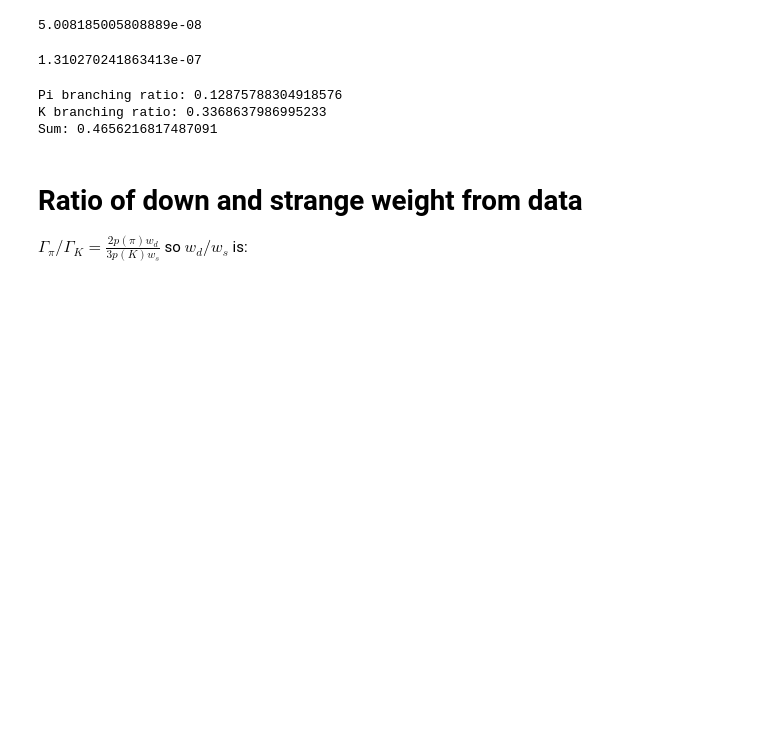
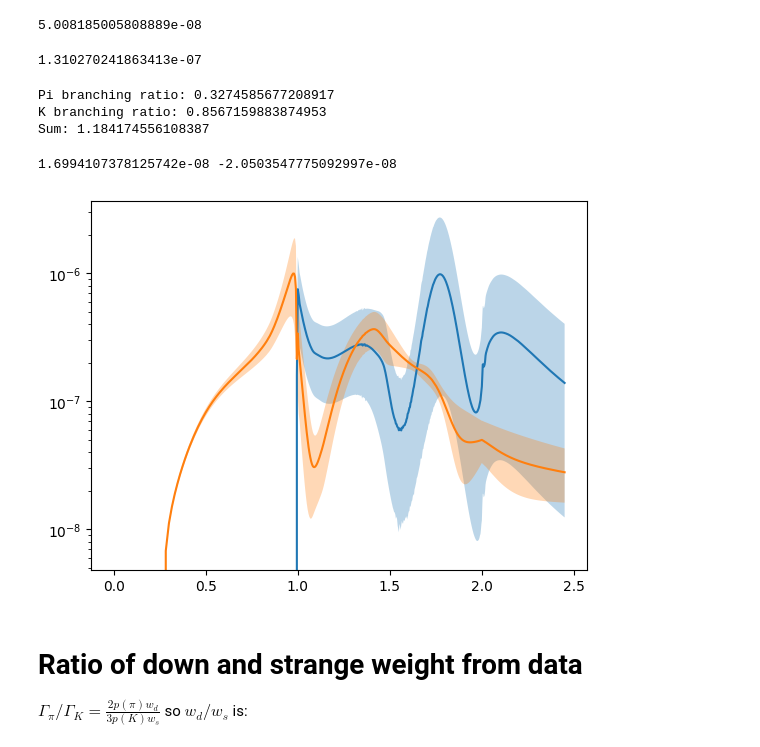
Before and after one commit to HeSeebach/ScalarHadronizer, a Jupyter notebook: parameter_fits.ipynb, the cells around one changed output. Cells and saved outputs as stored; diff of their text form; code cells hidden in the pictures; blank space fills up the shorter version.

```diff
--- a/parameter_fits.ipynb
+++ b/parameter_fits.ipynb
@@ -29,15 +34,18 @@ print(K_width_2GeV)
 1.310270241863413e-07
 # %%
 #from own calculation of gluonic decay width
-hadronic_decay_width_2GeV=1.5294102825483557e-07
-hadronic_decay_width_2GeV= 3.8896142800792654e-07
+#hadronic_decay_width_2GeV=1.5294102825483557e-07
 
+gamma_tot_central=1.5294102825483557e-07
+gamma_tot_lower=8.402010413558565e-08
+gamma_tot_upper=3.8896142800792654e-07
+hadronic_decay_width_2GeV=gamma_tot_central
 pi_branching_ratio=pi_width_2GeV/hadronic_decay_width_2GeV
 print(f'Pi branching ratio: {pi_branching_ratio}')
 K_branching_ratio=K_width_2GeV/hadronic_decay_width_2GeV
 print(f'K branching ratio: {K_branching_ratio}')
 print(f'Sum: {pi_branching_ratio+K_branching_ratio}')
 # %% [output]
-Pi branching ratio: 0.12875788304918576
-K branching ratio: 0.3368637986995233
-Sum: 0.4656216817487091
+Pi branching ratio: 0.3274585677208917
+K branching ratio: 0.8567159883874953
+Sum: 1.184174556108387
@@ -44,3 +63,15 @@ Sum: 0.4656216817487091
+# %%
+print(gamma_pi_central-gamma_pi_lower,gamma_pi_central-gamma_pi_upper)
+# %% [output]
+1.6994107378125742e-08 -2.0503547775092997e-08
+# %%
+plt.plot(K_data[:,0],K_data[:,1])
+plt.fill_between(K_data[:,0], K_data[:,2],K_data[:,3],alpha=0.3,interpolate=True)
+plt.plot(pi_data[:,0],pi_data[:,1])
+plt.fill_between(pi_data[:,0], pi_data[:,2],pi_data[:,3],alpha=0.3,interpolate=True)
+plt.yscale('log')
+# %% [output]
+[figure, added]
 # %% [markdown]
 # Ratio of down and strange weight from data
 $\Gamma_\pi/\Gamma_K = \frac{2p(\pi)w_d}{3p(K)w_s}$
```
Also changed, not shown: parts of 108 cells of this notebook, 4 other files.
